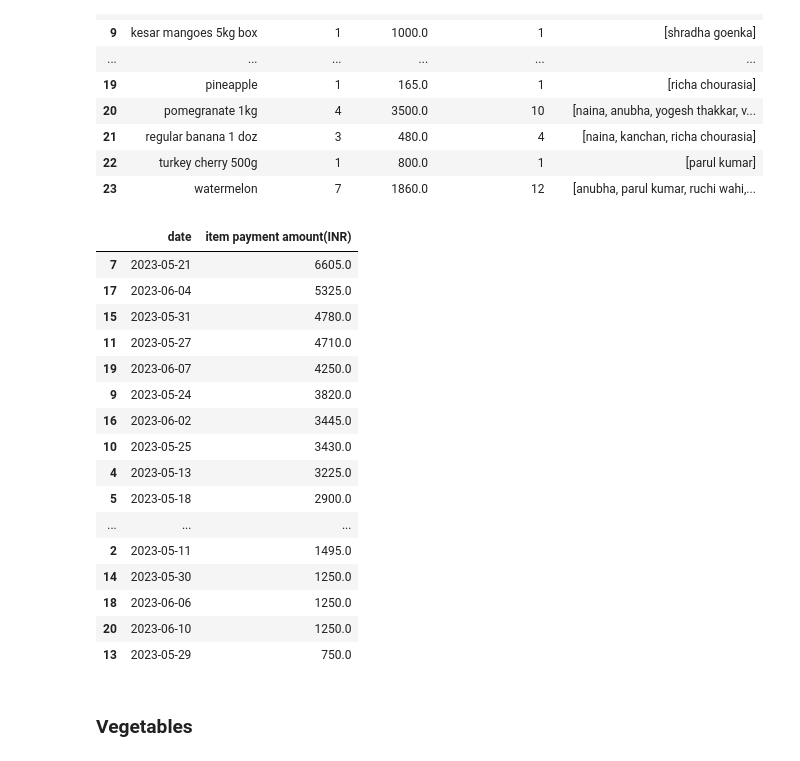
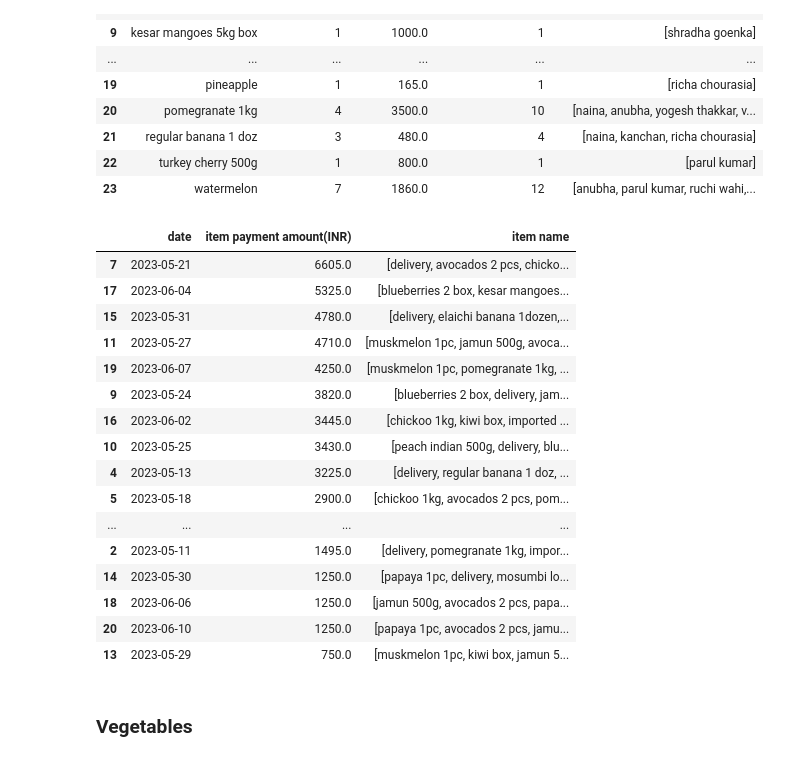
Before and after one commit to shuklatushar/Uniq_farm_analysis, a Jupyter notebook: original -tushar.ipynb, the cells around one changed output. Cells and saved outputs as stored; diff of their text form; code cells hidden in the pictures.

```diff
--- a/original -tushar.ipynb
+++ b/original -tushar.ipynb
@@ -784,25 +787,28 @@ merged_df
 | 23 | watermelon | 7 | 1860.0 | 12 | [anubha, parul kumar, ruchi wahi,... |
 # %%
 fruits_date=fruits.groupby('date')['item payment amount(INR) '].sum().reset_index()
-fruits_date.sort_values(by='item payment amount(INR) ',ascending=False)
+unique_fruits=fruits.groupby('date')['item name'].unique().reset_index()
+
+merged_df = pd.merge(fruits_date,unique_fruits, on='date', how='left')
+merged_df.sort_values(by='item payment amount(INR) ',ascending=False)
 # %% [output]
-|  | date | item payment amount(INR) |
-| 7 | 2023-05-21 | 6605.0 |
-| 17 | 2023-06-04 | 5325.0 |
-| 15 | 2023-05-31 | 4780.0 |
-| 11 | 2023-05-27 | 4710.0 |
-| 19 | 2023-06-07 | 4250.0 |
-| 9 | 2023-05-24 | 3820.0 |
-| 16 | 2023-06-02 | 3445.0 |
-| 10 | 2023-05-25 | 3430.0 |
-| 4 | 2023-05-13 | 3225.0 |
-| 5 | 2023-05-18 | 2900.0 |
-| ... | ... | ... |
-| 2 | 2023-05-11 | 1495.0 |
-| 14 | 2023-05-30 | 1250.0 |
-| 18 | 2023-06-06 | 1250.0 |
-| 20 | 2023-06-10 | 1250.0 |
-| 13 | 2023-05-29 | 750.0 |
+|  | date | item payment amount(INR) | item name |
+| 7 | 2023-05-21 | 6605.0 | [delivery, avocados 2 pcs, chicko... |
+| 17 | 2023-06-04 | 5325.0 | [blueberries 2 box, kesar mangoes... |
+| 15 | 2023-05-31 | 4780.0 | [delivery, elaichi banana 1dozen,... |
+| 11 | 2023-05-27 | 4710.0 | [muskmelon 1pc, jamun 500g, avoca... |
+| 19 | 2023-06-07 | 4250.0 | [muskmelon 1pc, pomegranate 1kg, ... |
+| 9 | 2023-05-24 | 3820.0 | [blueberries 2 box, delivery, jam... |
+| 16 | 2023-06-02 | 3445.0 | [chickoo 1kg, kiwi box, imported ... |
+| 10 | 2023-05-25 | 3430.0 | [peach indian 500g, delivery, blu... |
+| 4 | 2023-05-13 | 3225.0 | [delivery, regular banana 1 doz, ... |
+| 5 | 2023-05-18 | 2900.0 | [chickoo 1kg, avocados 2 pcs, pom... |
+| ... | ... | ... | ... |
+| 2 | 2023-05-11 | 1495.0 | [delivery, pomegranate 1kg, impor... |
+| 14 | 2023-05-30 | 1250.0 | [papaya 1pc, delivery, mosumbi lo... |
+| 18 | 2023-06-06 | 1250.0 | [jamun 500g, avocados 2 pcs, papa... |
+| 20 | 2023-06-10 | 1250.0 | [papaya 1pc, avocados 2 pcs, jamu... |
+| 13 | 2023-05-29 | 750.0 | [muskmelon 1pc, kiwi box, jamun 5... |
 # %% [markdown]
 ### Vegetables
 # %%
```
Also changed, not shown: parts of 3 cells of this notebook.
